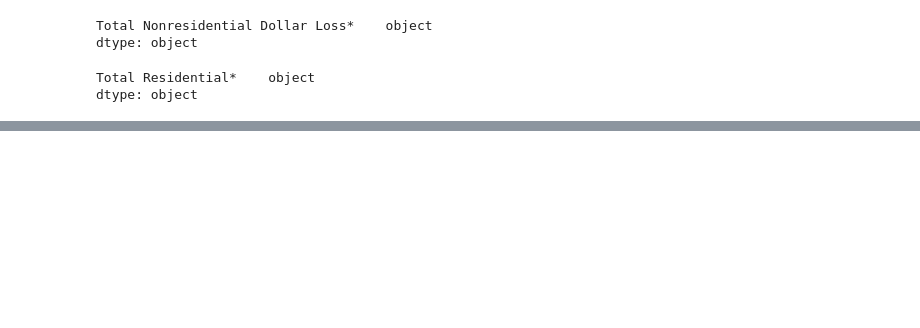
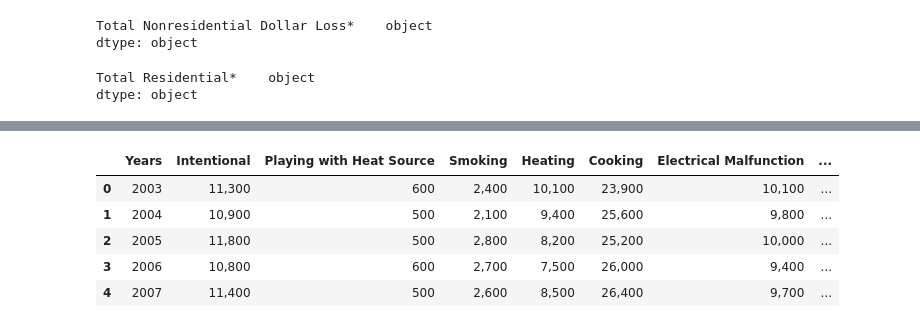
Before and after one commit to AnnSweetNanners/Project-1, a Jupyter notebook: Fire_Analysis.ipynb, the cells around one changed output, grey strips where cells are left out. Drawn from its saved outputs; the diff is of its cells as text; code cells hidden in the pictures; blank space fills up the shorter version.

```diff
--- a/Fire_Analysis.ipynb
+++ b/Fire_Analysis.ipynb
@@ -147,0 +153,17 @@ Calculate a risk return analysis on invested 60% of premiums not paid out from l
+# %%
+#Set Path using pathlib
+nonres_fire_est_csv = Path(
+    "fire_loss_estimates/Nonres_Bldg_Fire_Est_by_Cause.csv")
+res_fire_est_csv = Path(
+    "fire_loss_estimates/Res_Bldg_Fire_Est_by_Cause.csv")
+# %%
+#Read CSV 'Nonres_Bldg_Fire_Est_by_Cause.csv' into dataframe
+nonres_fire_est = pd.read_csv(nonres_fire_est_csv)
+nonres_fire_est.head()
+# %% [output]
+|  | Years | Intentional | Playing with Heat Source | Smoking | Heating | Cooking | Electrical Malfunction | ... |
+| 0 | 2003 | 11,300 | 600 | 2,400 | 10,100 | 23,900 | 10,100 | ... |
+| 1 | 2004 | 10,900 | 500 | 2,100 | 9,400 | 25,600 | 9,800 | ... |
+| 2 | 2005 | 11,800 | 500 | 2,800 | 8,200 | 25,200 | 10,000 | ... |
+| 3 | 2006 | 10,800 | 600 | 2,700 | 7,500 | 26,000 | 9,400 | ... |
+| 4 | 2007 | 11,400 | 500 | 2,600 | 8,500 | 26,400 | 9,700 | ... |
```
Also changed, not shown: parts of 49 cells of this notebook, 12 other files.
